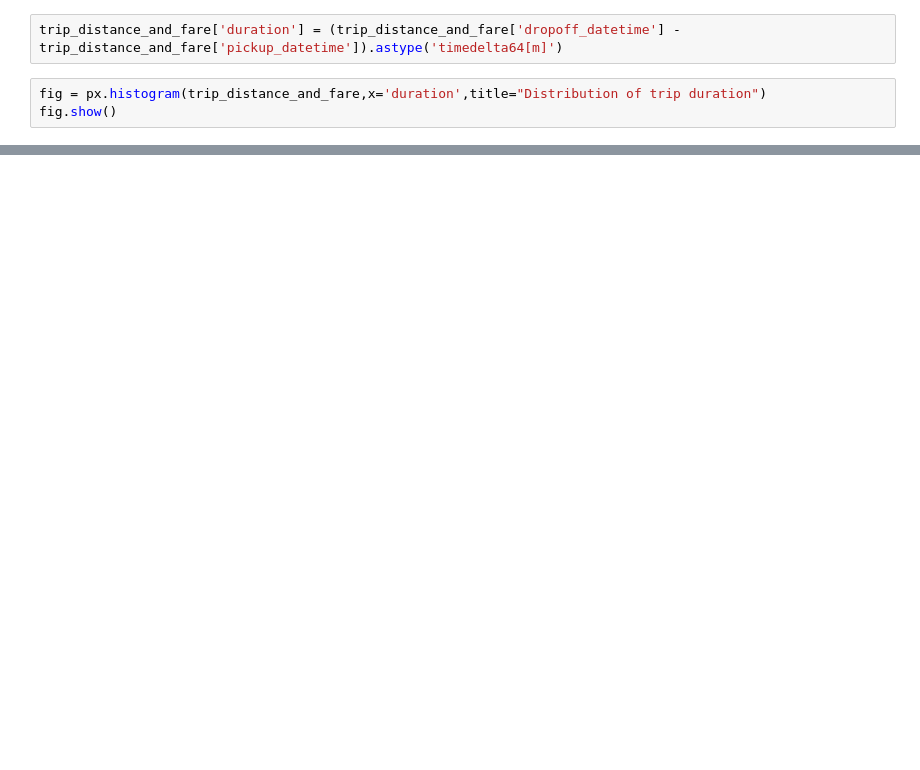
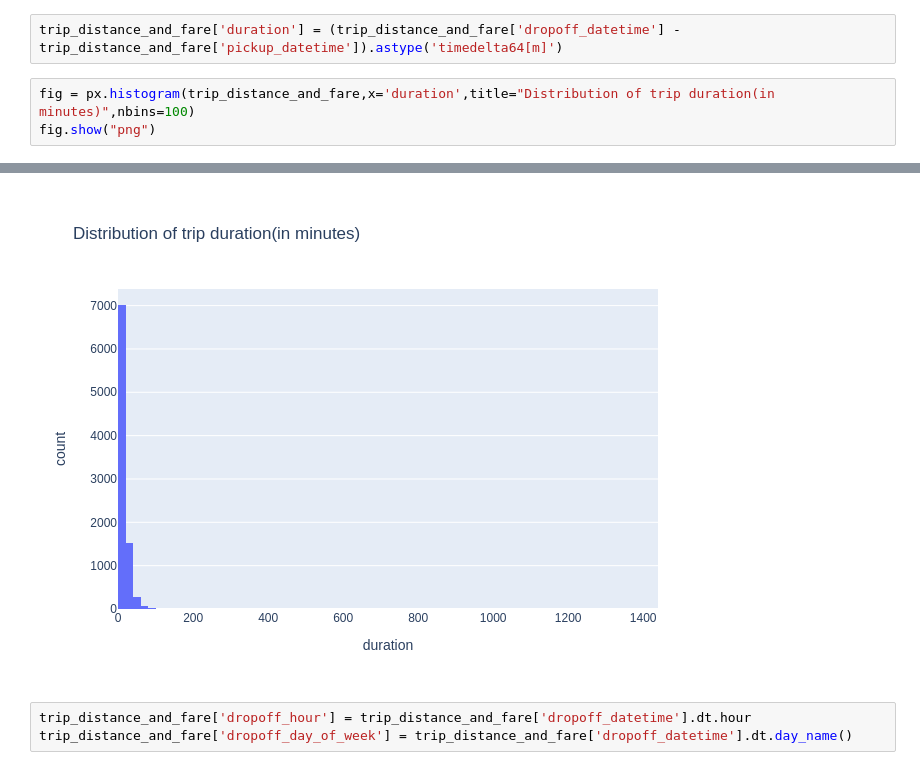
Before and after one commit to anusreeb/Experiments, a Jupyter notebook: nyc_taxi_data/nyc_taxi_data.ipynb, the cells around one changed output, grey strips where cells are left out. Drawn from its saved outputs; the diff is of its cells as text; blank space fills up the shorter version.

```diff
--- a/nyc_taxi_data/nyc_taxi_data.ipynb
+++ b/nyc_taxi_data/nyc_taxi_data.ipynb
@@ -58,6 +99,6 @@ fig.show()
 # %%
 trip_distance_and_fare['duration'] = (trip_distance_and_fare['dropoff_datetime'] - trip_distance_and_fare['pickup_datetime']).astype('timedelta64[m]')
 # %%
-fig = px.histogram(trip_distance_and_fare,x='duration',title="Distribution of trip duration")
-fig.show()
+fig = px.histogram(trip_distance_and_fare,x='duration',title="Distribution of trip duration(in minutes)",nbins=100)
+fig.show("png")
 # %% [output]
@@ -64,0 +105,4 @@ fig.show()
+[figure, added]
+# %%
+trip_distance_and_fare['dropoff_hour'] = trip_distance_and_fare['dropoff_datetime'].dt.hour
+trip_distance_and_fare['dropoff_day_of_week'] = trip_distance_and_fare['dropoff_datetime'].dt.day_name()
```
Also changed, not shown: parts of 20 cells of this notebook.
